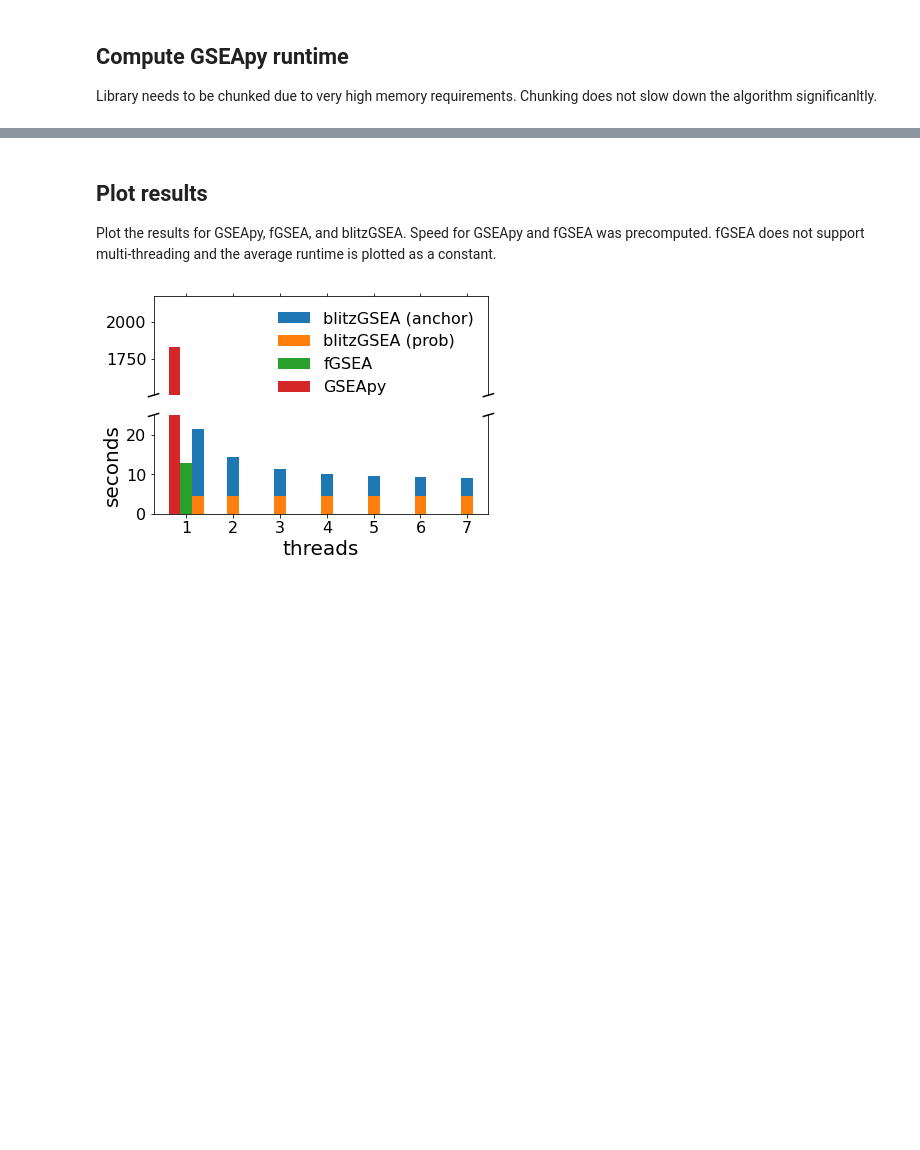
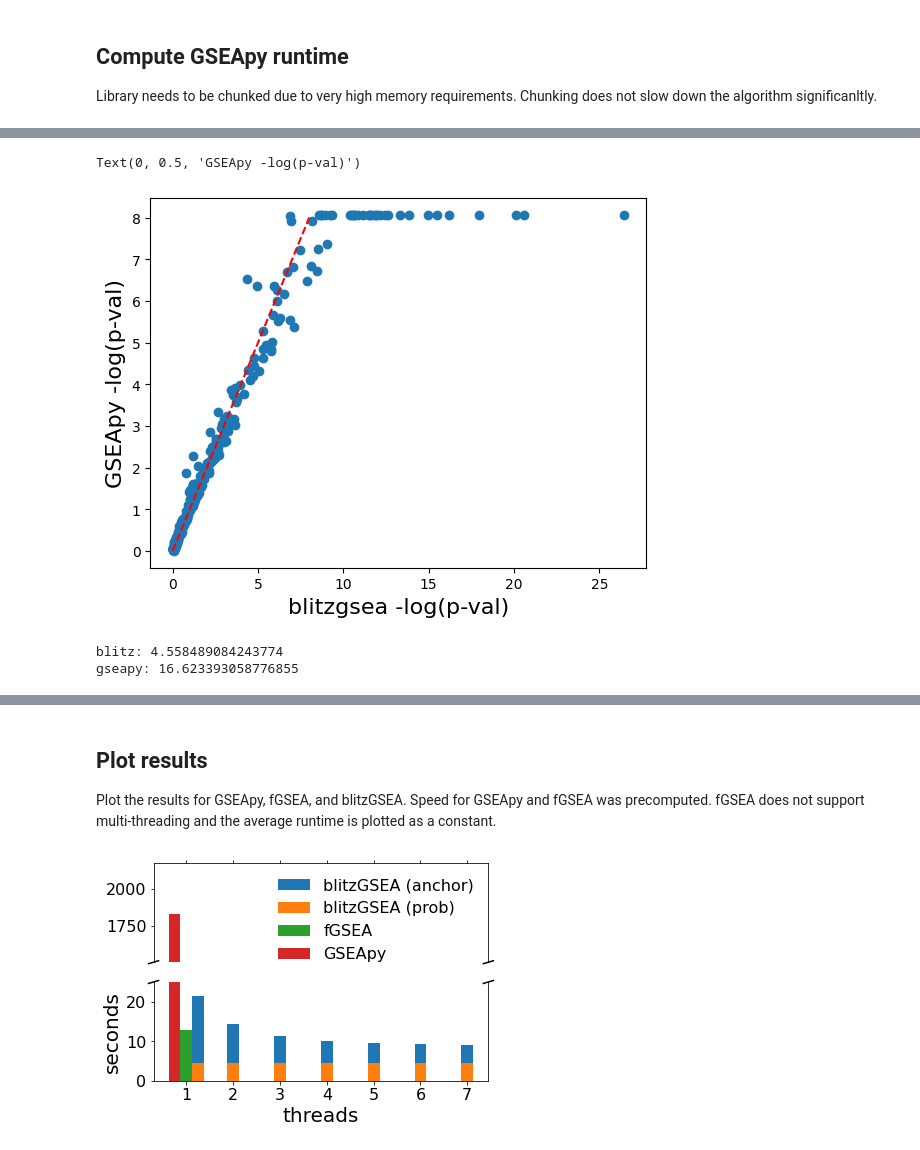
Before and after one commit to MaayanLab/blitzgsea, a Jupyter notebook: testing/speed_benchmark.ipynb, the cells around one changed output, grey strips where cells are left out. Saved outputs shown, nothing was run; the diff lists cells and outputs as text; code cells hidden in the pictures; blank space fills up the shorter version.

```diff
--- a/testing/speed_benchmark.ipynb
+++ b/testing/speed_benchmark.ipynb
@@ -91,0 +300,51 @@ for p in range(1,9):
+# %%
+from matplotlib import pyplot as plt
+import numpy as np
+
+inter  = blitz_res.index.intersection(gseapy_res.index)
+
+bp = -np.log(blitz_res.loc[inter, "pval"])
+gp = -np.log(gseapy_res.loc[inter, "NOM p-val"])
+
+max_val = np.max(gp[np.isfinite(gp)])
+gp[gp == np.inf] = max_val
+
+
+plt.scatter(bp, gp)
+
+x_line = np.array([0, 8])
+y_line = x_line
+
+# Plot the line
+plt.plot(x_line, y_line, 'r--')
+plt.xlabel("blitzgsea -log(p-val)", fontsize=16)
+plt.ylabel("GSEApy -log(p-val)", fontsize=16)
+# %% [output]
+Text(0, 0.5, 'GSEApy -log(p-val)')
+[figure, added]
+# %%
+permutation_num = 2000
+max_lib_size = 100
+outdir='testing/prerank_report_kegg'
+
+signature = pd.read_csv("testing/ageing_muscle_gtex.tsv")
+library = blitz.enrichr.get_library("KEGG_2021_Human")
+
+st = time.time()
+blitz_res_1000 = blitz.gsea(signature, library, min_size=5, max_size=4000, permutations=permutation_num, center=False, deep_accuracy=200, signature_cache=False)
+print("blitz:", time.time()-st)
+
+signature = pd.read_csv("testing/ageing_muscle_gtex.tsv")
+signature.columns = ["i", "v"]
+sig = signature.sort_values("v", ascending=False)
+sig = signature[~signature.index.duplicated(keep='first')]
+
+st = time.time()
+gseapy.prerank(rnk=sig, gene_sets=library, outdir=outdir, permutation_num=permutation_num, seed=1337)
+print("gseapy:", time.time()-st)
+
+gseapy_res_1000 = pd.read_csv(outdir+"/gseapy.gene_set.prerank.report.csv", sep=",")
+gseapy_res_1000.index = gseapy_res_1000.loc[:,"Term"]
+# %% [output]
+blitz: 4.558489084243774
+gseapy: 16.623393058776855
```
Also changed, not shown: parts of 17 cells of this notebook, 2 other files.
